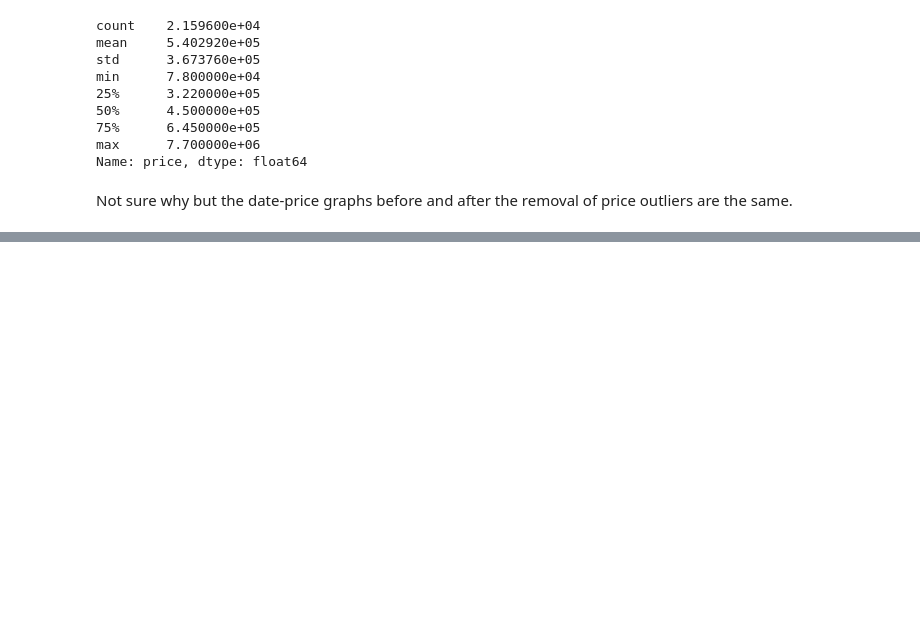
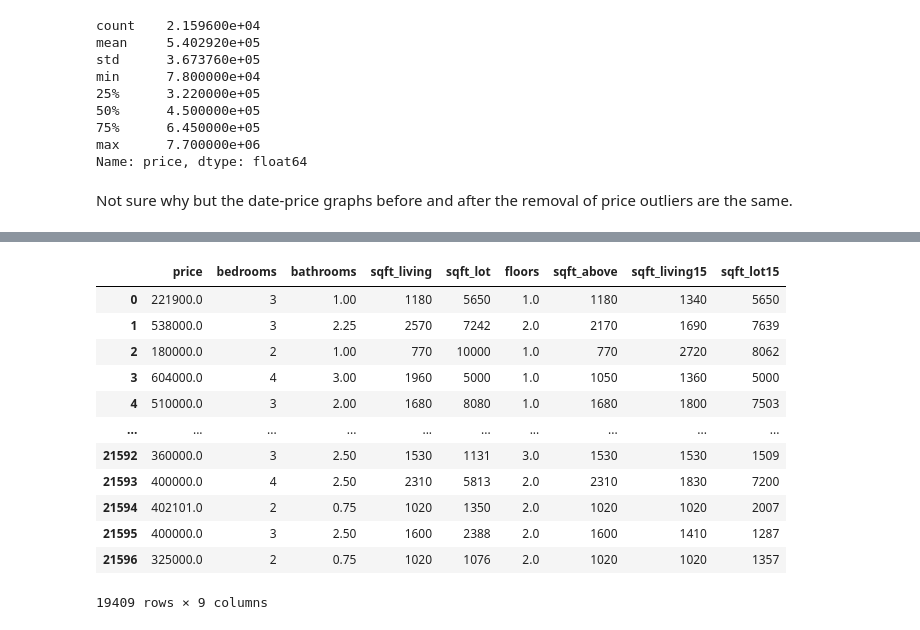
Before and after one commit to ssaeed85/dsc-ph2-KingsCountyRealEstate, a Jupyter notebook: Workspace/Zach/Scrapwork.ipynb, the cells around one changed output, grey strips where cells are left out. Drawn from its saved outputs; the diff is of its cells as text; code cells hidden in the pictures; blank space fills up the shorter version.

Commit message:
Organizing my data analysis

```diff
--- a/Workspace/Zach/Untitled.ipynb
+++ b/Workspace/Zach/Scrapwork.ipynb
@@ -931,0 +989,3 @@ Not sure why but the date-price graphs before and after the removal of price out
+# %%
+df = pd.read_csv('../../data/kc_house_data.csv')
+df.info()
@@ -931,0 +1010,28 @@ Not sure why but the date-price graphs before and after the removal of price out
+# %%
+df_test = df.filter(['price', 'bedrooms', 'bathrooms', 'sqft_living', 'sqft_lot', 'floors', 'sqft_above', 'sqft_living15', 'sqft_lot15'])
+# %%
+def remove_outlier(df):
+    for x in df:
+        q1 = df[x].quantile(0.25)
+        q3 = df[x].quantile(0.75)
+        iqr = q3-q1 #Interquartile range
+        fence_low  = q1-1.5*iqr
+        fence_high = q3+1.5*iqr
+        df_out = df.loc[(df[x] > fence_low) & (df[x] < fence_high)]
+    return df_out
+# %%
+remove_outlier(df_test)
+# %% [output]
+|  | price | bedrooms | bathrooms | sqft_living | sqft_lot | floors | sqft_above | sqft_living15 | sqft_lot15 |
+| 0 | 221900.0 | 3 | 1.00 | 1180 | 5650 | 1.0 | 1180 | 1340 | 5650 |
+| 1 | 538000.0 | 3 | 2.25 | 2570 | 7242 | 2.0 | 2170 | 1690 | 7639 |
+| 2 | 180000.0 | 2 | 1.00 | 770 | 10000 | 1.0 | 770 | 2720 | 8062 |
+| 3 | 604000.0 | 4 | 3.00 | 1960 | 5000 | 1.0 | 1050 | 1360 | 5000 |
+| 4 | 510000.0 | 3 | 2.00 | 1680 | 8080 | 1.0 | 1680 | 1800 | 7503 |
+| ... | ... | ... | ... | ... | ... | ... | ... | ... | ... |
+| 21592 | 360000.0 | 3 | 2.50 | 1530 | 1131 | 3.0 | 1530 | 1530 | 1509 |
+| 21593 | 400000.0 | 4 | 2.50 | 2310 | 5813 | 2.0 | 2310 | 1830 | 7200 |
+| 21594 | 402101.0 | 2 | 0.75 | 1020 | 1350 | 2.0 | 1020 | 1020 | 2007 |
+| 21595 | 400000.0 | 3 | 2.50 | 1600 | 2388 | 2.0 | 1600 | 1410 | 1287 |
+| 21596 | 325000.0 | 2 | 0.75 | 1020 | 1076 | 2.0 | 1020 | 1020 | 1357 |
+19409 rows × 9 columns
```
Also changed, not shown: parts of 22 cells of this notebook, 1 other file.
